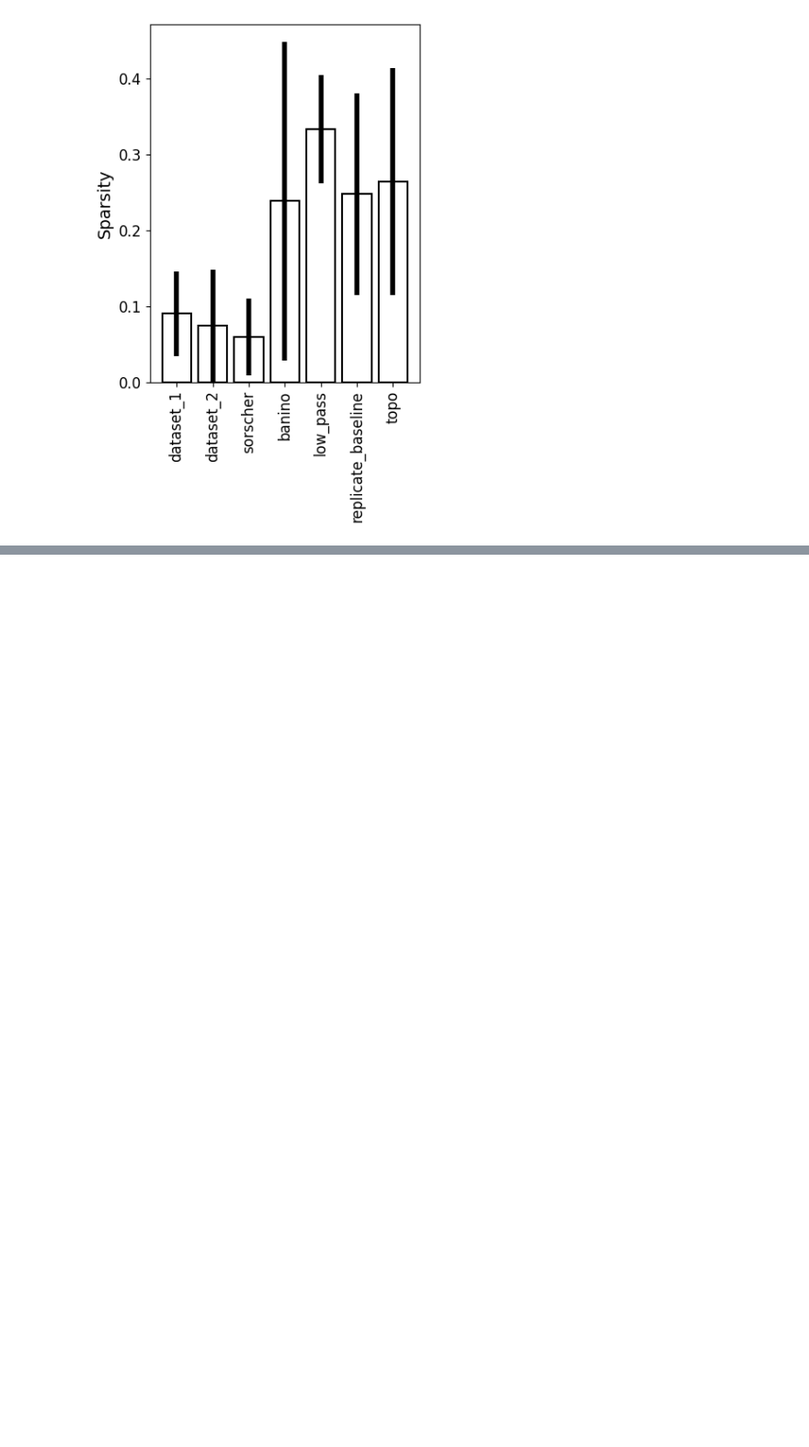
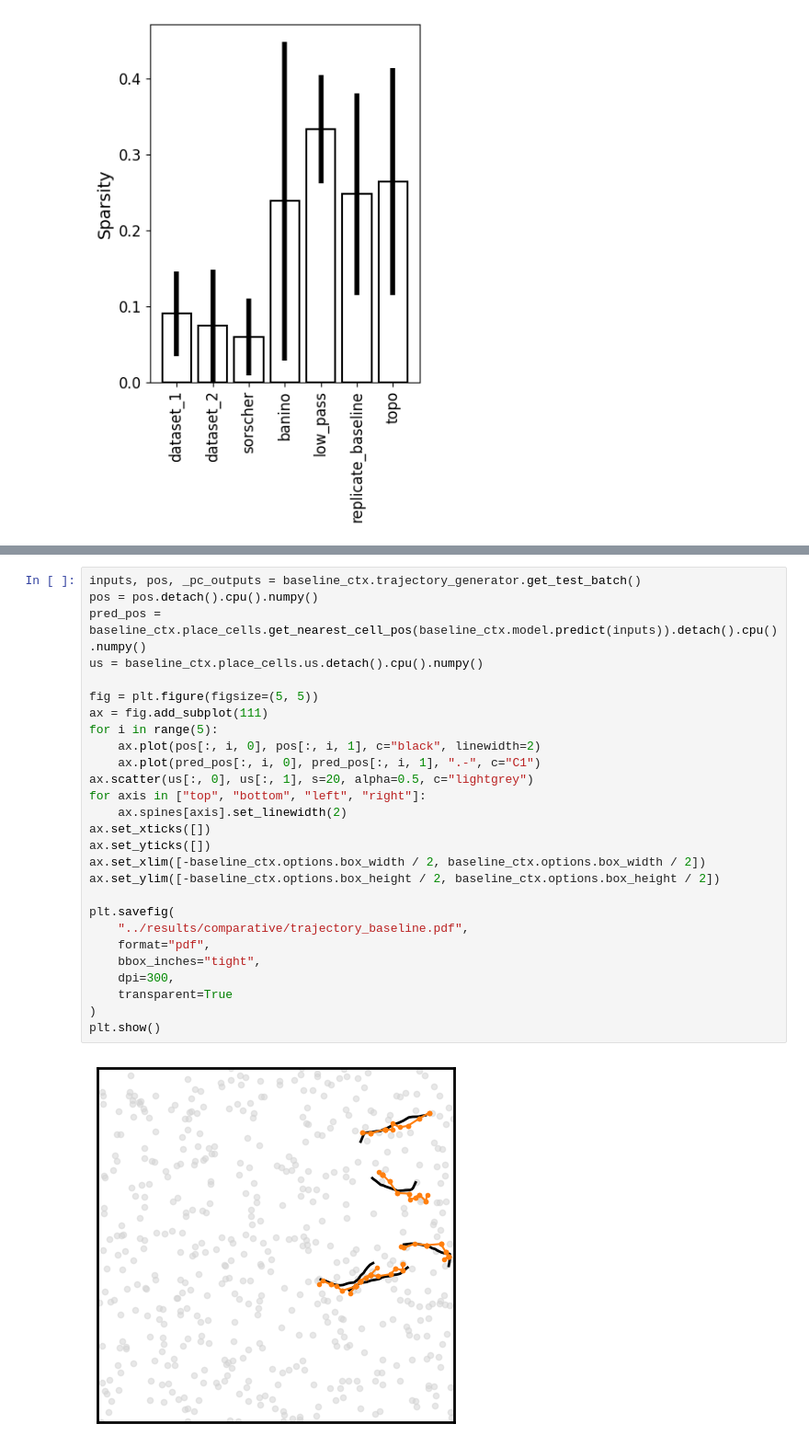
Before and after one commit to murtylab/grid-pattern-formation, a Jupyter notebook: notebooks/visuals.ipynb, the cells around one changed output, grey strips where cells are left out. Shown at 92% size. Drawn from its saved outputs; the diff is of its cells as text; blank space fills up the shorter version.

```diff
--- a/notebooks/visuals.ipynb
+++ b/notebooks/visuals.ipynb
@@ -90,0 +189,29 @@ plt.show()
+# %%
+inputs, pos, _pc_outputs = baseline_ctx.trajectory_generator.get_test_batch()
+pos = pos.detach().cpu().numpy()
+pred_pos = baseline_ctx.place_cells.get_nearest_cell_pos(baseline_ctx.model.predict(inputs)).detach().cpu().numpy()
+us = baseline_ctx.place_cells.us.detach().cpu().numpy()
+
+fig = plt.figure(figsize=(5, 5))
+ax = fig.add_subplot(111)
+for i in range(5):
+    ax.plot(pos[:, i, 0], pos[:, i, 1], c="black", linewidth=2)
+    ax.plot(pred_pos[:, i, 0], pred_pos[:, i, 1], ".-", c="C1")
+ax.scatter(us[:, 0], us[:, 1], s=20, alpha=0.5, c="lightgrey")
+for axis in ["top", "bottom", "left", "right"]:
+    ax.spines[axis].set_linewidth(2)
+ax.set_xticks([])
+ax.set_yticks([])
+ax.set_xlim([-baseline_ctx.options.box_width / 2, baseline_ctx.options.box_width / 2])
+ax.set_ylim([-baseline_ctx.options.box_height / 2, baseline_ctx.options.box_height / 2])
+
+plt.savefig(
+    "../results/comparative/trajectory_baseline.pdf",
+    format="pdf",
+    bbox_inches="tight",
+    dpi=300,
+    transparent=True
+)
+plt.show()
+# %% [output]
+[figure, added]
```
Also changed, not shown: parts of 7 cells of this notebook.
